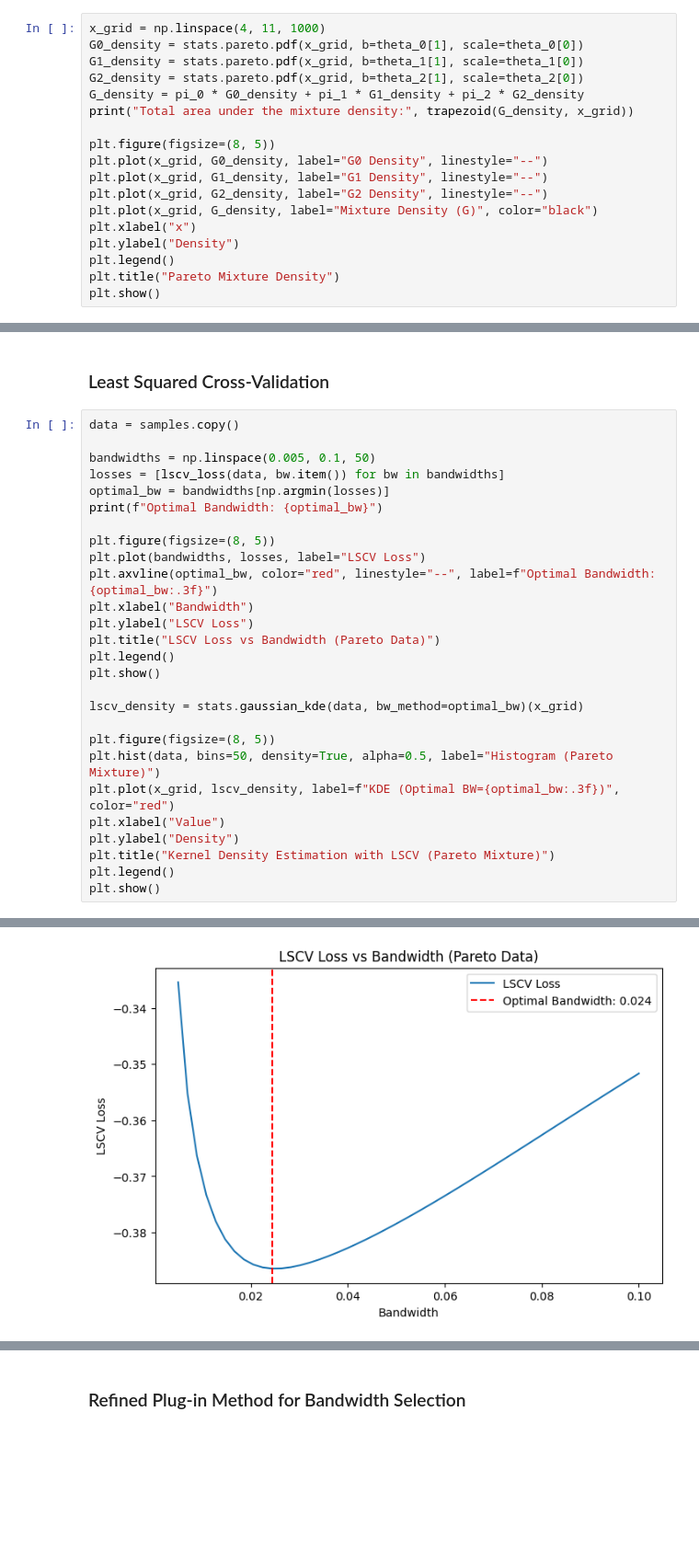
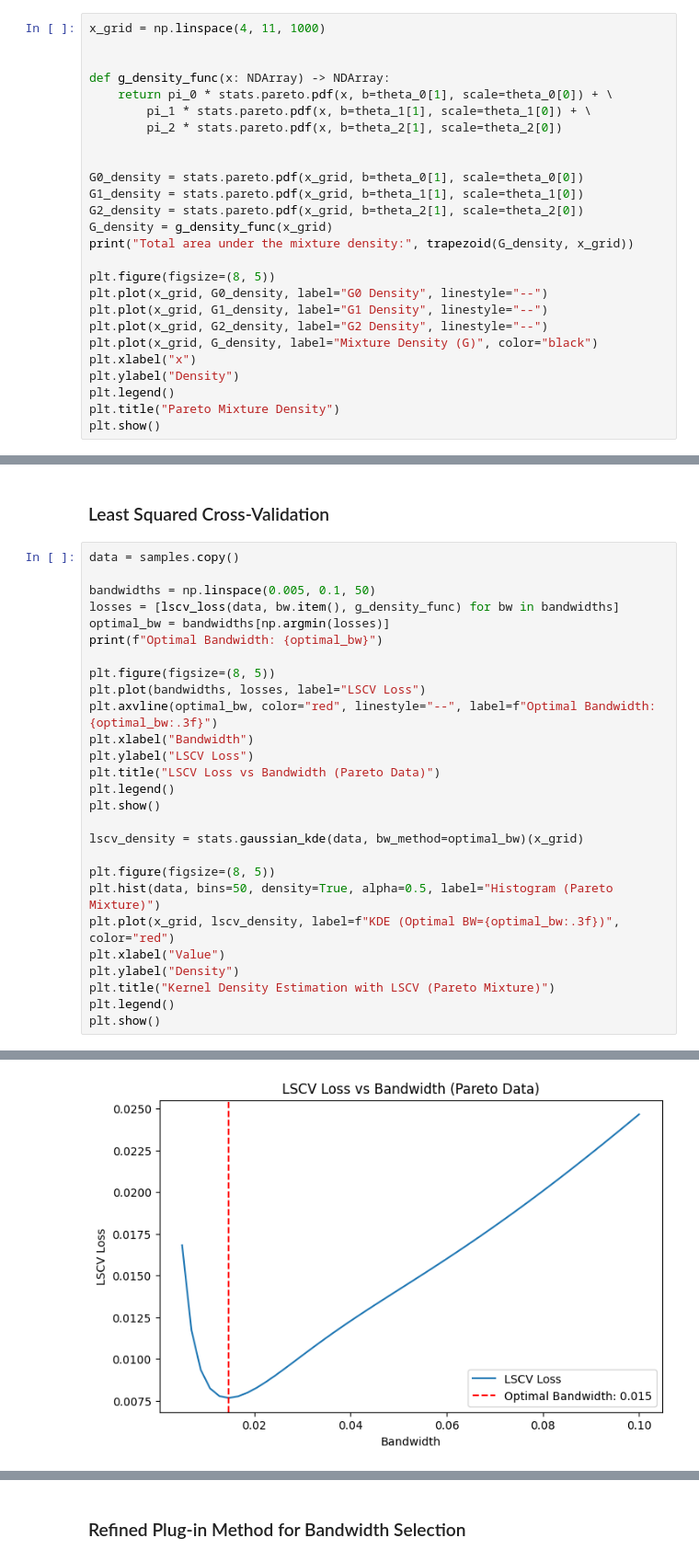
Before and after one commit to robertmackevic/pnp, a Jupyter notebook: lab3/nonparametric-density-estimation.ipynb, the cells around one changed output, grey strips where cells are left out. Shown at 92% size. Saved outputs shown, nothing was run; the diff lists cells and outputs as text; blank space fills up the shorter version.

```diff
--- a/lab3/nonparametric-density-estimation.ipynb
+++ b/lab3/nonparametric-density-estimation.ipynb
@@ -110,10 +111,18 @@ theta_1 = (5.273697218066576, 4.785938897200182)
 theta_2 = (7.902231125466136, 31.971223758837382)
 # %%
 x_grid = np.linspace(4, 11, 1000)
+
+
+def g_density_func(x: NDArray) -> NDArray:
+    return pi_0 * stats.pareto.pdf(x, b=theta_0[1], scale=theta_0[0]) + \
+        pi_1 * stats.pareto.pdf(x, b=theta_1[1], scale=theta_1[0]) + \
+        pi_2 * stats.pareto.pdf(x, b=theta_2[1], scale=theta_2[0])
+
+
 G0_density = stats.pareto.pdf(x_grid, b=theta_0[1], scale=theta_0[0])
 G1_density = stats.pareto.pdf(x_grid, b=theta_1[1], scale=theta_1[0])
 G2_density = stats.pareto.pdf(x_grid, b=theta_2[1], scale=theta_2[0])
-G_density = pi_0 * G0_density + pi_1 * G1_density + pi_2 * G2_density
+G_density = g_density_func(x_grid)
 print("Total area under the mixture density:", trapezoid(G_density, x_grid))
 
 plt.figure(figsize=(8, 5))
@@ -168,7 +177,7 @@ Proportions: G0=0.46, G1=0.30, G2=0.24
 data = samples.copy()
 
 bandwidths = np.linspace(0.005, 0.1, 50)
-losses = [lscv_loss(data, bw.item()) for bw in bandwidths]
+losses = [lscv_loss(data, bw.item(), g_density_func) for bw in bandwidths]
 optimal_bw = bandwidths[np.argmin(losses)]
 print(f"Optimal Bandwidth: {optimal_bw}")
 
@@ -196 +205 @@ Optimal Bandwidth: 0.024387755102040817
-[figure, old version]
+[figure, new version]
```
Also changed, not shown: parts of 5 cells of this notebook, 1 other file.
